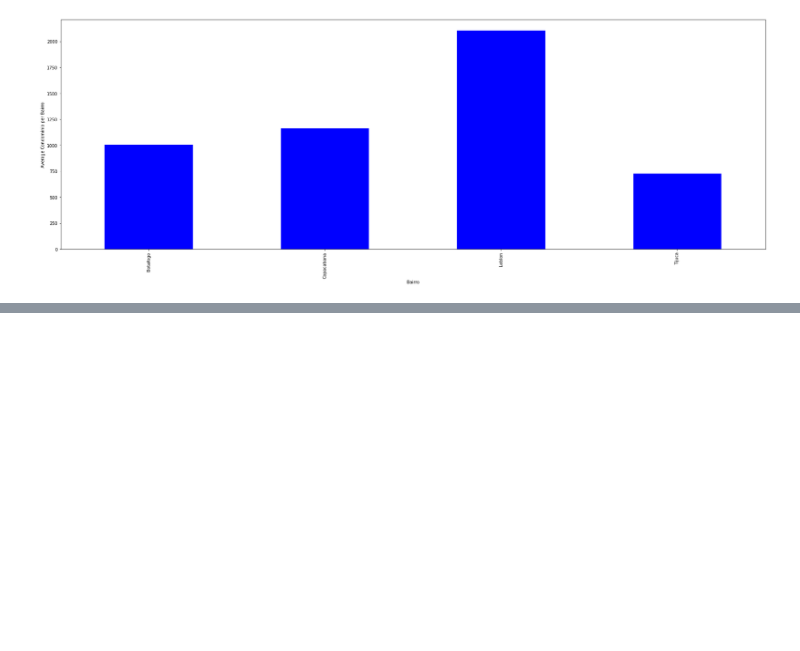
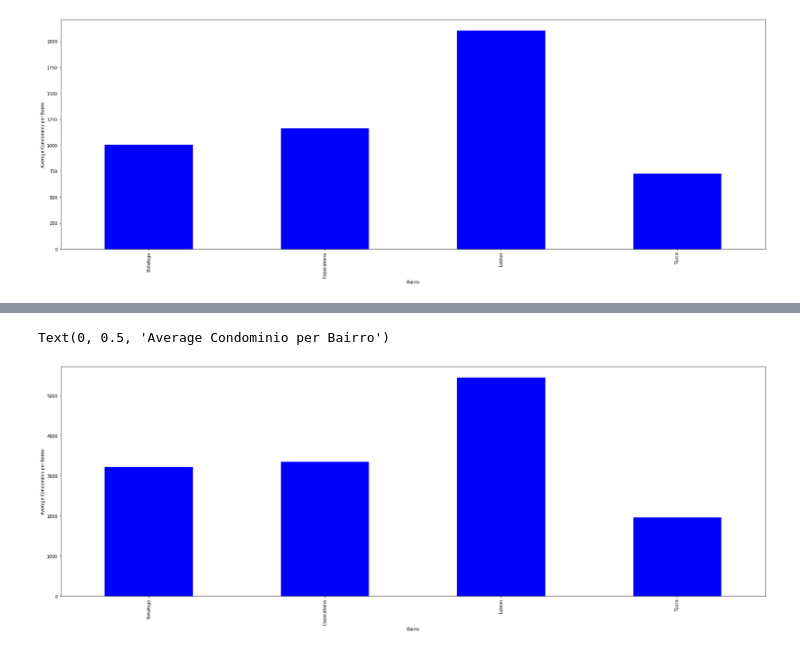
Before and after one commit to nathanqueija/myjourneytodatascience, a Jupyter notebook: 02_pandas_treating_and_analyzing_data/pandas.ipynb, the cells around one changed output, grey strips where cells are left out. Saved outputs shown, nothing was run; the diff lists cells and outputs as text; code cells hidden in the pictures; blank space fills up the shorter version.

```diff
--- a/02_pandas_treating_and_analyzing_data/pandas.ipynb
+++ b/02_pandas_treating_and_analyzing_data/pandas.ipynb
@@ -1207,0 +1313,6 @@ Text(0, 0.5, 'Average Condominio per Bairro')
+# %%
+fig = groupedByBairro2['Valor'].mean().plot.bar(color = 'blue')
+fig.set_ylabel('Average Condominio per Bairro')
+# %% [output]
+Text(0, 0.5, 'Average Condominio per Bairro')
+[figure, added]
```
Also changed, not shown: parts of 41 cells of this notebook, 5 other files.
